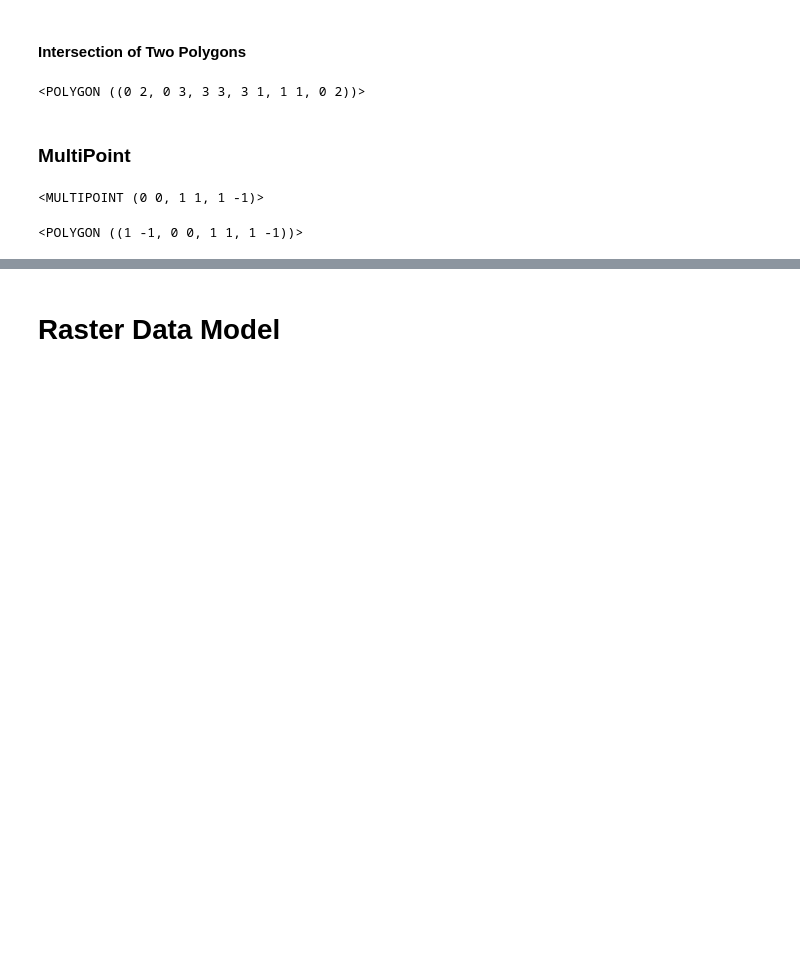
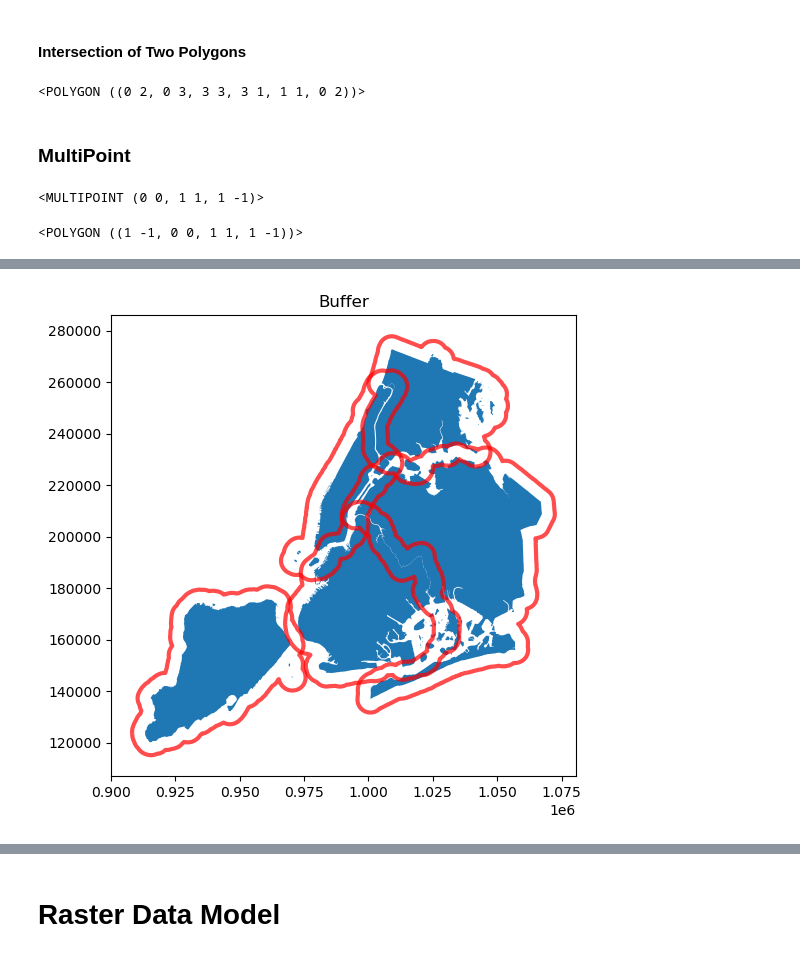
Before and after one commit to nygeog/sdsc, a Jupyter notebook: 2023-foundations-of-geospatial.ipynb, the cells around one changed output, grey strips where cells are left out. Drawn from its saved outputs; the diff is of its cells as text; code cells hidden in the pictures; blank space fills up the shorter version.

```diff
--- a/2023-foundations-of-geospatial.ipynb
+++ b/2023-foundations-of-geospatial.ipynb
@@ -141,0 +200,3 @@ e.convex_hull  # minimum bounding geometry
+# %%
+gdf.to_crs(epsg=2263, inplace=True)
+# changed the state of the projection systems
@@ -141,0 +232,16 @@ e.convex_hull  # minimum bounding geometry
+# %%
+fig, ax = plt.subplots(figsize=(6, 6))
+
+gdf.plot(ax=ax)
+
+gdf.buffer(5000).plot(
+    ax=ax,
+    facecolor="none",
+    alpha=0.7,
+    edgecolor='red',
+    linewidth=3,
+)
+
+plt.title('Buffer');
+# %% [output]
+[figure, added]
```
Also changed, not shown: parts of 76 cells of this notebook, 3 other files.
